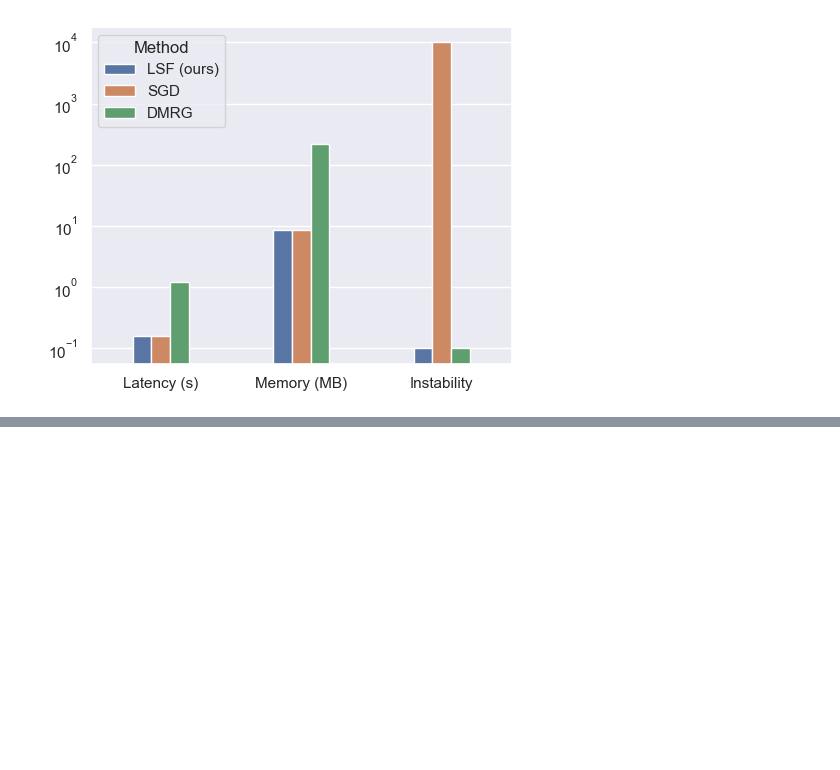
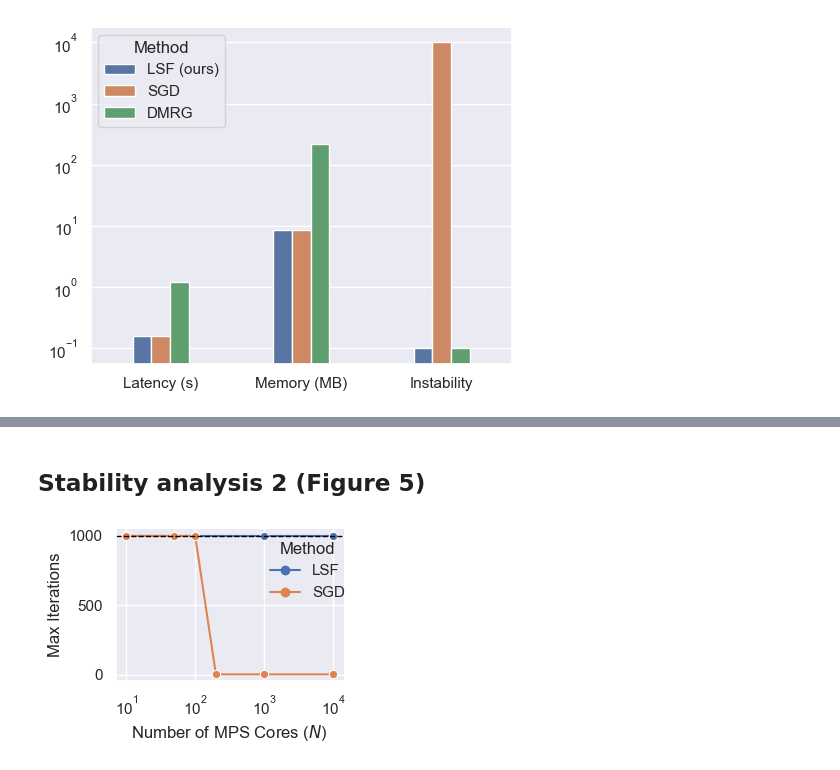
Before and after one commit to marawangamal/ptn, a Jupyter notebook: scripts/resultsv2.ipynb, the cells around one changed output, grey strips where cells are left out. Drawn from its saved outputs; the diff is of its cells as text; code cells hidden in the pictures; blank space fills up the shorter version.

```diff
--- a/scripts/resultsv2.ipynb
+++ b/scripts/resultsv2.ipynb
@@ -60,0 +132,66 @@ plt.show()
+# %% [markdown]
+## Stability analysis 2 (Figure 5)
+# %%
+# Plot max iterations achieved by different methods and horizons
+# plt.figure(figsize=(2,1.2))  # make figure shorter
+sns.set_theme()
+
+# Instability:
+# >>> python scripts/profile_instability.py --horizons 10 50 100 200 1000 10000
+#   name  horizon  iters
+# 0  LSF       10   1000
+# 1  LSF      100   1000
+# 2  LSF      200   1000
+# 3  LSF     1000   1000
+# 4  LSF     10000   1000
+# 5  SGD       10   1000
+# 6  SGD      100   1000
+# 7  SGD      200      1
+# 8  SGD     1000      1
+# 9  SGD     10000     1
+
+# create df
+df = pd.DataFrame(
+    [
+        {"name": "LSF", "horizon": 10, "iters": 1000},
+        {"name": "LSF", "horizon": 50, "iters": 1000},
+        {"name": "LSF", "horizon": 100, "iters": 1000},
+        {"name": "LSF", "horizon": 1000, "iters": 1000},
+        {"name": "LSF", "horizon": 10000, "iters": 1000},
+        {"name": "SGD", "horizon": 10, "iters": 1000},
+        {"name": "SGD", "horizon": 50, "iters": 1000},
+        {"name": "SGD", "horizon": 100, "iters": 1000},
+        {"name": "SGD", "horizon": 200, "iters": 1},
+        {"name": "SGD", "horizon": 1000, "iters": 1},
+        {"name": "SGD", "horizon": 10000, "iters": 1},
+    ]
+)
+
+df["Method"] = df["name"]
+
+# Rename columns for plotting
+df = df.rename(columns={
+    "iters": "Max Iterations",
+    "horizon": "Number of MPS Cores ($N$)",
+})
+g = sns.relplot(
+    data=df,
+    x="Number of MPS Cores ($N$)",
+    y="Max Iterations",
+    hue="Method",
+    kind="line",
+    marker="o",       # one style only
+    dashes=False,
+    height=2.5,       # make relplot figure shorter
+)
+g.ax.set_xscale("log")
+
+# Horizontal reference line
+g.ax.axhline(1000, color="black", linestyle="--", linewidth=1)
+g._legend.set_loc("upper right")
+g._legend.set_bbox_to_anchor((0.95, 0.9))   # inset a little
+
+plt.tight_layout()
+plt.show()
+# %% [output]
+[figure, added]
```
Also changed, not shown: parts of 4 cells of this notebook, 1 other file.
